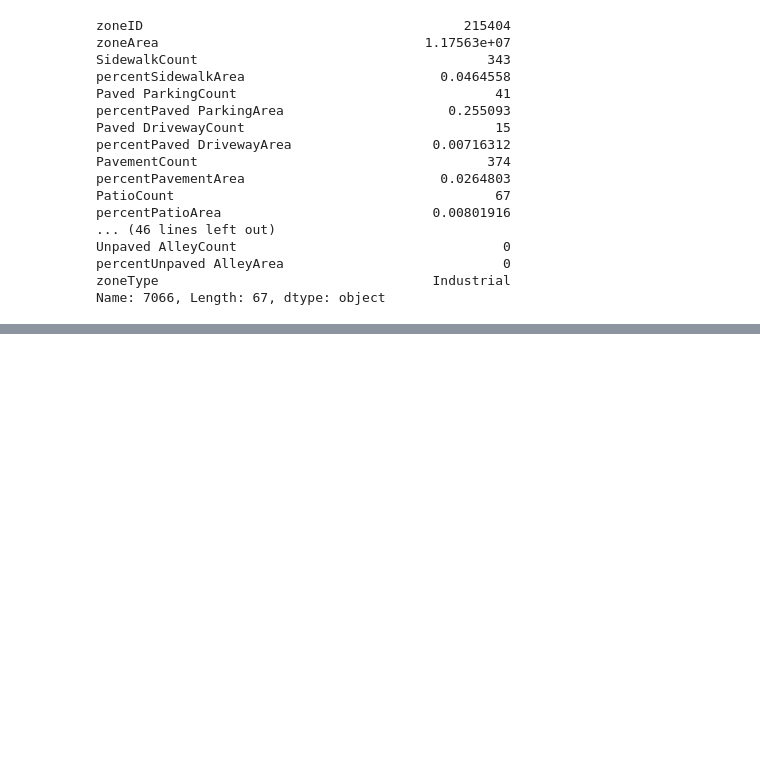
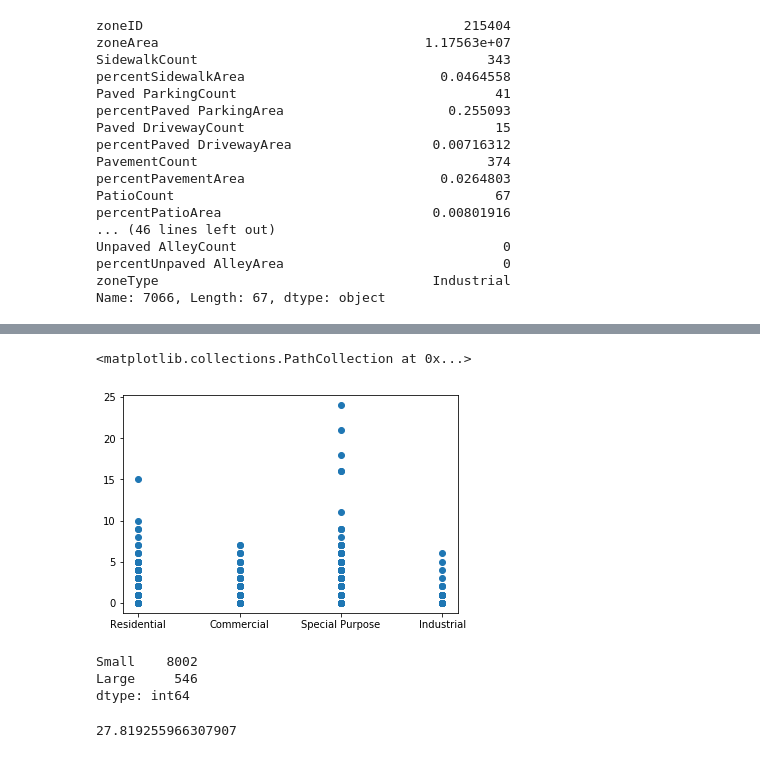
Before and after one commit to ledanieln/CoA-Zone-Prediction, a Jupyter notebook: notebooks/Data Exploration.ipynb, the cells around one changed output, grey strips where cells are left out. Saved outputs shown, nothing was run; the diff lists cells and outputs as text; code cells hidden in the pictures; blank space fills up the shorter version.

```diff
--- a/notebooks/Data Exploration.ipynb
+++ b/notebooks/Data Exploration.ipynb
@@ -201,0 +183,5 @@ Name: FEATURE, dtype: int64
+# %%
+plt.scatter(train['zoneType'], )
+# %% [output]
+<matplotlib.collections.PathCollection at 0x...>
+[figure, added]
@@ -201,0 +219,6 @@ Name: FEATURE, dtype: int64
+# %%
+pd.Series(percentStructureArea).value_counts()
+# %% [output]
+Small    8002
+Large     546
+dtype: int64
@@ -201,0 +232,4 @@ Name: FEATURE, dtype: int64
+# %%
+train['StructureCount'].mean() + train['StructureCount'].quantile(q=0.75)
+# %% [output]
+27.819255966307907
```
Also changed, not shown: parts of 33 cells of this notebook, 12 other files.
